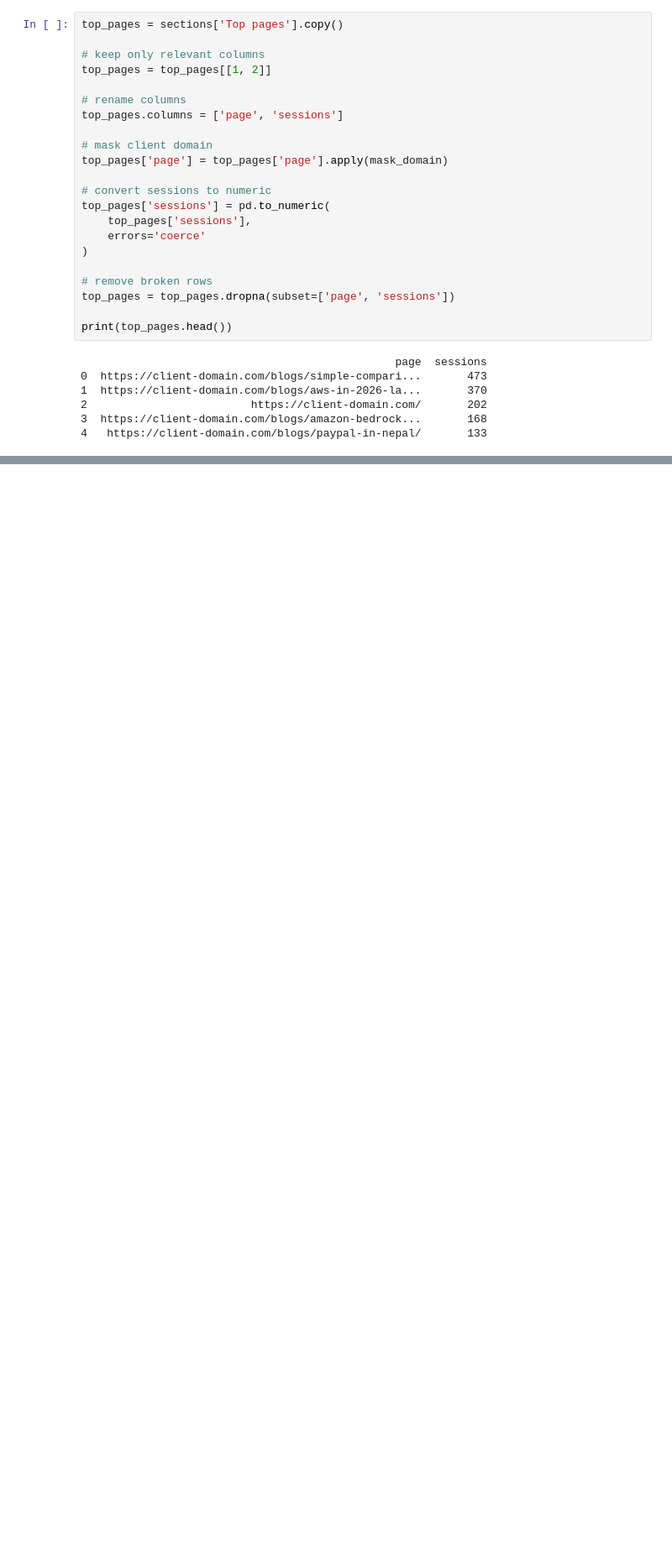
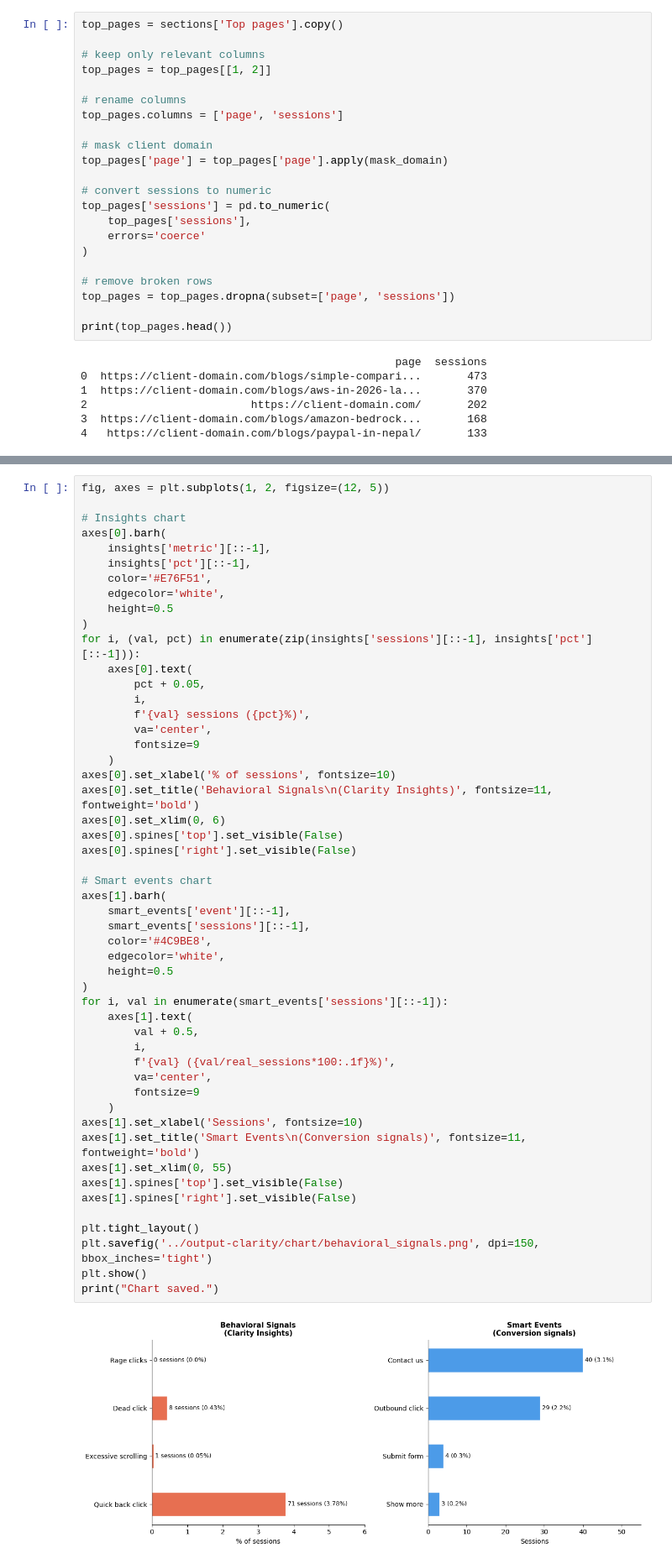
Before and after one commit to sonaml-007/SEO-Analysis, a Jupyter notebook: clarity-analysis/notebook-clarity/clarity-seo-analysis.ipynb, the cells around one changed output, grey strips where cells are left out. Shown at 84% size. Cells and saved outputs as stored; diff of their text form; blank space fills up the shorter version.

```diff
--- a/clarity-analysis/notebook-clarity/clarity-seo-analysis.ipynb
+++ b/clarity-analysis/notebook-clarity/clarity-seo-analysis.ipynb
@@ -161,0 +386,53 @@ print(top_pages.head())
+# %%
+fig, axes = plt.subplots(1, 2, figsize=(12, 5))
+
+# Insights chart
+axes[0].barh(
+    insights['metric'][::-1],
+    insights['pct'][::-1],
+    color='#E76F51',
+    edgecolor='white',
+    height=0.5
+)
+for i, (val, pct) in enumerate(zip(insights['sessions'][::-1], insights['pct'][::-1])):
+    axes[0].text(
+        pct + 0.05,
+        i,
+        f'{val} sessions ({pct}%)',
+        va='center',
+        fontsize=9
+    )
+axes[0].set_xlabel('% of sessions', fontsize=10)
+axes[0].set_title('Behavioral Signals\n(Clarity Insights)', fontsize=11, fontweight='bold')
+axes[0].set_xlim(0, 6)
+axes[0].spines['top'].set_visible(False)
+axes[0].spines['right'].set_visible(False)
+
+# Smart events chart
+axes[1].barh(
+    smart_events['event'][::-1],
+    smart_events['sessions'][::-1],
+    color='#4C9BE8',
+    edgecolor='white',
+    height=0.5
+)
+for i, val in enumerate(smart_events['sessions'][::-1]):
+    axes[1].text(
+        val + 0.5,
+        i,
+        f'{val} ({val/real_sessions*100:.1f}%)',
+        va='center',
+        fontsize=9
+    )
+axes[1].set_xlabel('Sessions', fontsize=10)
+axes[1].set_title('Smart Events\n(Conversion signals)', fontsize=11, fontweight='bold')
+axes[1].set_xlim(0, 55)
+axes[1].spines['top'].set_visible(False)
+axes[1].spines['right'].set_visible(False)
+
+plt.tight_layout()
+plt.savefig('../output-clarity/chart/behavioral_signals.png', dpi=150, bbox_inches='tight')
+plt.show()
+print("Chart saved.")
+# %% [output]
+[figure, added]
```
Also changed, not shown: parts of 22 cells of this notebook, 6 other files.
